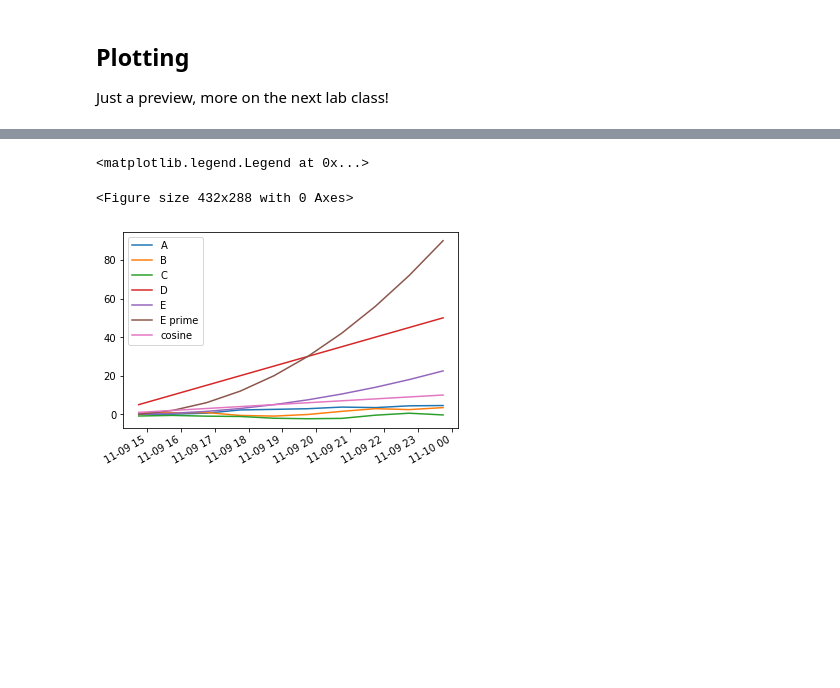
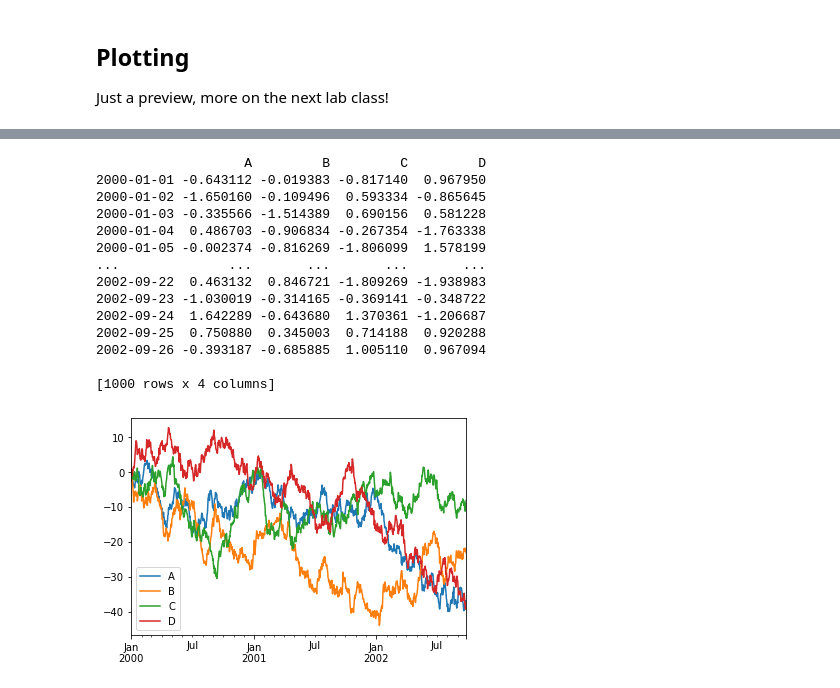
Before and after one commit to RMilock/LaboratoryOfComputationalPhysics_Y3, a Jupyter notebook: 05_Pandas.ipynb, the cells around one changed output, grey strips where cells are left out. Saved outputs shown, nothing was run; the diff lists cells and outputs as text; code cells hidden in the pictures; blank space fills up the shorter version.

```diff
--- a/05_Pandas.ipynb
+++ b/05_Pandas.ipynb
@@ -1102,10 +1125,25 @@ ts.cumsum().plot()
 # %%
 import matplotlib.pyplot as plt
 
-pdf=pd.DataFrame(np.random.randn(1000, 4), index=ts.index,columns=['A', 'B', 'C', 'D'])
-df = df.cumsum()
-plt.figure(); df.plot(); plt.legend(loc='best')
+#creating normally distr 4 datasets
+pdf=pd.DataFrame(np.random.randn(1000, 4), index=ts.index, columns=['A', 'B', 'C', 'D'])
+print(pdf)
+pdf = pdf.cumsum() #move on rows but sum over columns
+pdf.plot(); plt.legend(loc='best')
+plt.show()
 # %% [output]
-<matplotlib.legend.Legend at 0x...>
+                   A         B         C         D
+2000-01-01 -0.643112 -0.019383 -0.817140  0.967950
+2000-01-02 -1.650160 -0.109496  0.593334 -0.865645
+2000-01-03 -0.335566 -1.514389  0.690156  0.581228
+2000-01-04  0.486703 -0.906834 -0.267354 -1.763338
+2000-01-05 -0.002374 -0.816269 -1.806099  1.578199
+...              ...       ...       ...       ...
+2002-09-22  0.463132  0.846721 -1.809269 -1.938983
+2002-09-23 -1.030019 -0.314165 -0.369141 -0.348722
+2002-09-24  1.642289 -0.643680  1.370361 -1.206687
+2002-09-25  0.750880  0.345003  0.714188  0.920288
+2002-09-26 -0.393187 -0.685885  1.005110  0.967094
+
+[1000 rows x 4 columns]
-<Figure size 432x288 with 0 Axes>
-[figure, old version]
+[figure, new version]
```
Also changed, not shown: parts of 55 cells of this notebook, 6 other files.
